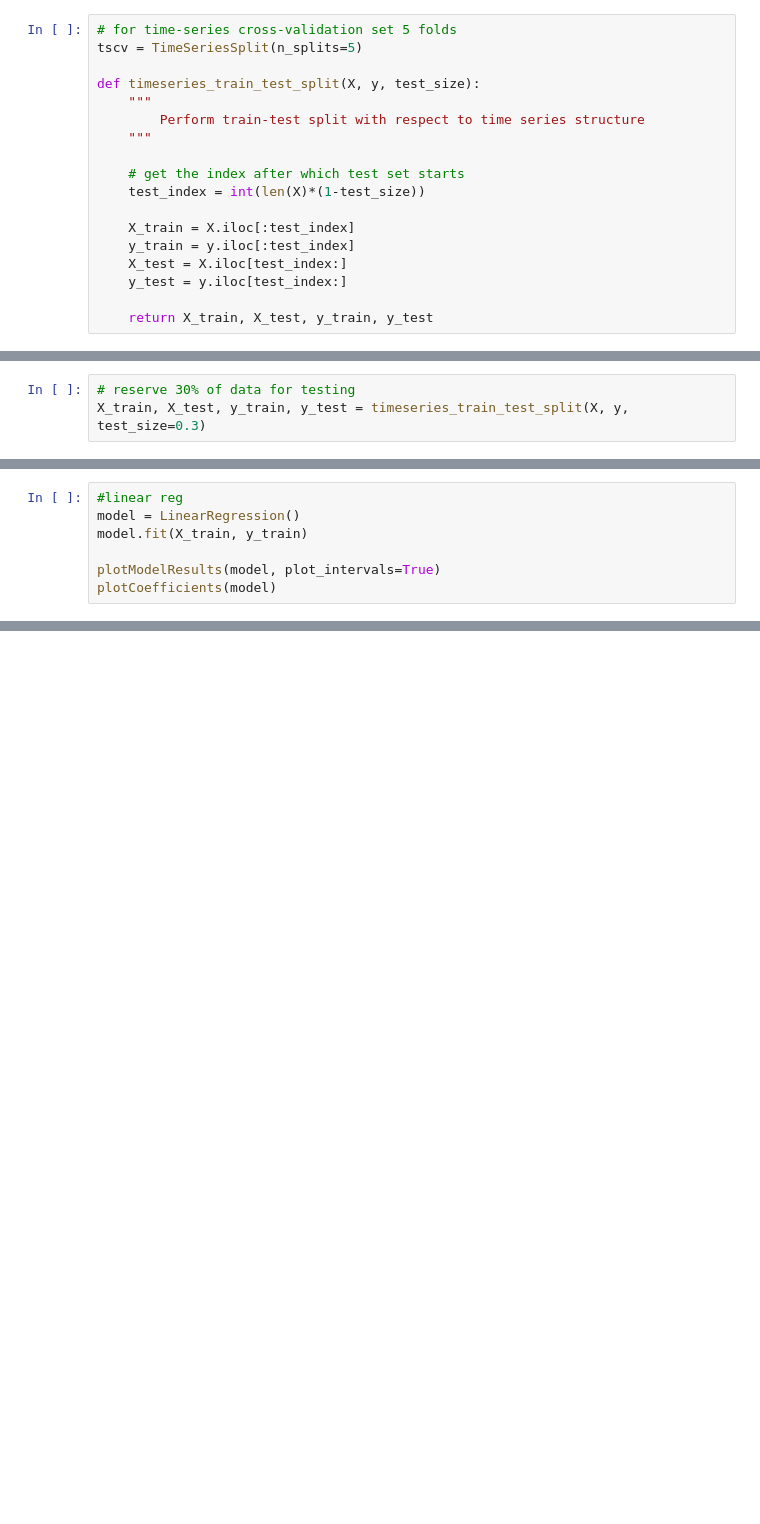
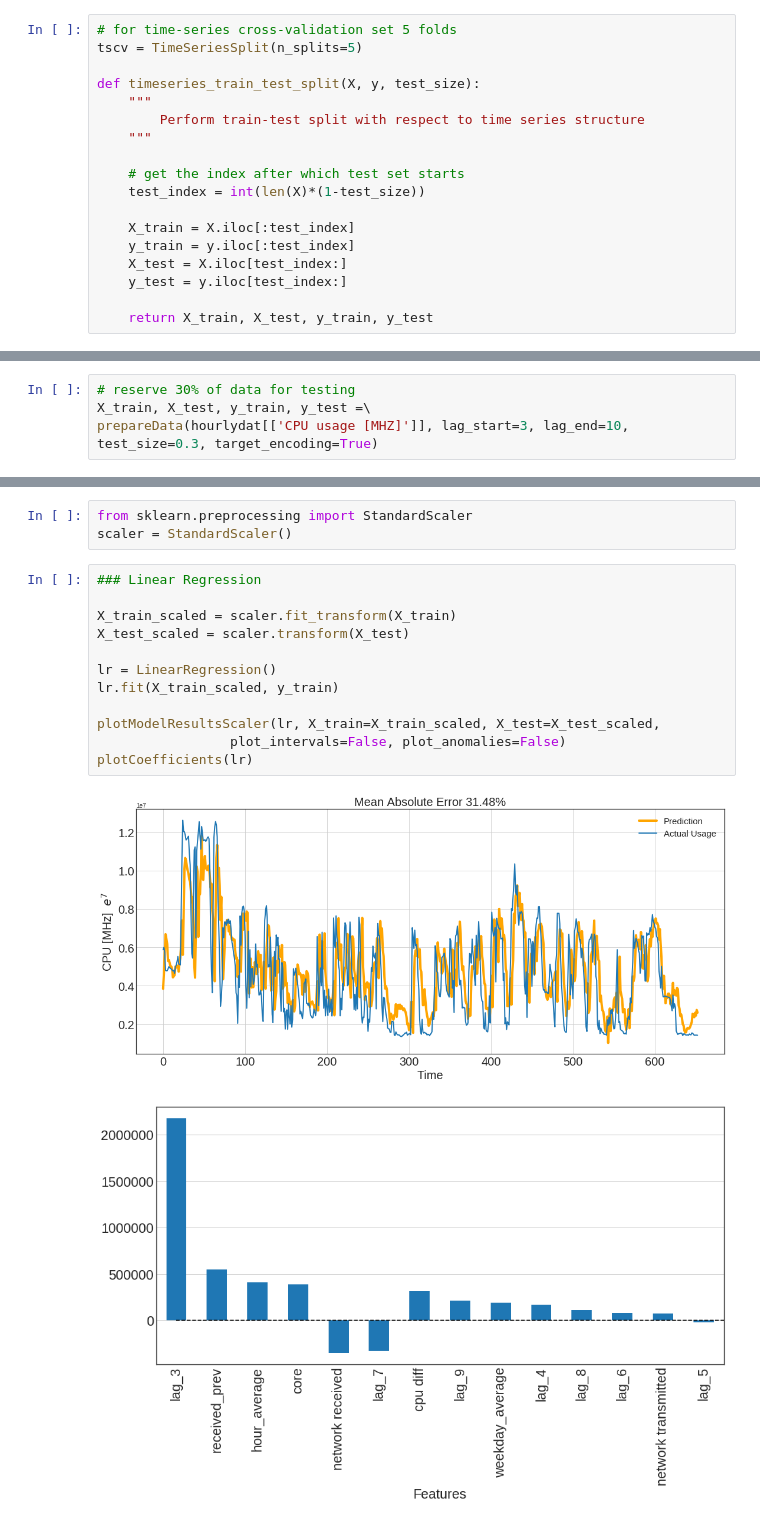
Before and after one commit to psaini79/Cloud-Resource-Analyzer, a Jupyter notebook: src/LinearRegression.ipynb, the cells around one changed output, grey strips where cells are left out. Cells and saved outputs as stored; diff of their text form; blank space fills up the shorter version.

Commit message:
Created model for Linear regression

```diff
--- a/src/LinearRegression.ipynb
+++ b/src/LinearRegression.ipynb
@@ -187,6 +251,7 @@ def timeseries_train_test_split(X, y, test_size):
 # %%
 # reserve 30% of data for testing
-X_train, X_test, y_train, y_test = timeseries_train_test_split(X, y, test_size=0.3)
+X_train, X_test, y_train, y_test =\
+prepareData(hourlydat[['CPU usage [MHZ]']], lag_start=3, lag_end=10, test_size=0.3, target_encoding=True)
 # %%
 def plotModelResults(model, X_train=X_train, X_test=X_test, plot_intervals=False, plot_anomalies=False):
     prediction = model.predict(X_test)
@@ -225,10 +290,3 @@ def plotModelResults(model, X_train=X_train, X_test=X_test, plot_intervals=False
     plt.legend(loc="best", fontsize = 15)
     plt.tight_layout()
     plt.grid(True);
-# %%
-#linear reg
-model = LinearRegression()
-model.fit(X_train, y_train)
-
-plotModelResults(model, plot_intervals=True)
-plotCoefficients(model)
@@ -237,0 +338,18 @@ plotCoefficients(model)
+# %%
+from sklearn.preprocessing import StandardScaler
+scaler = StandardScaler()
+# %%
+### Linear Regression
+
+X_train_scaled = scaler.fit_transform(X_train)
+X_test_scaled = scaler.transform(X_test)
+
+lr = LinearRegression()
+lr.fit(X_train_scaled, y_train)
+
+plotModelResultsScaler(lr, X_train=X_train_scaled, X_test=X_test_scaled,
+                 plot_intervals=False, plot_anomalies=False)
+plotCoefficients(lr)
+# %% [output]
+[figure, added]
+[figure, added]
```
Also changed, not shown: parts of 9 cells of this notebook.
